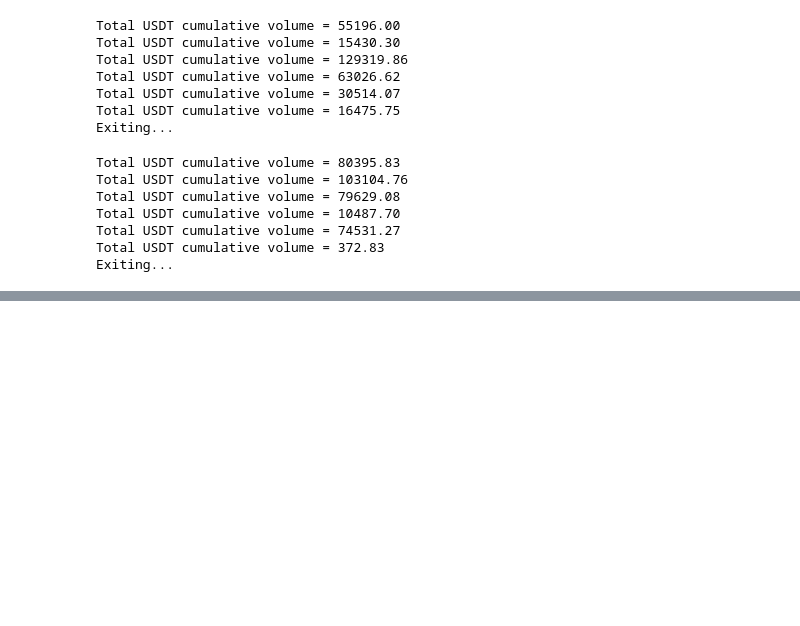
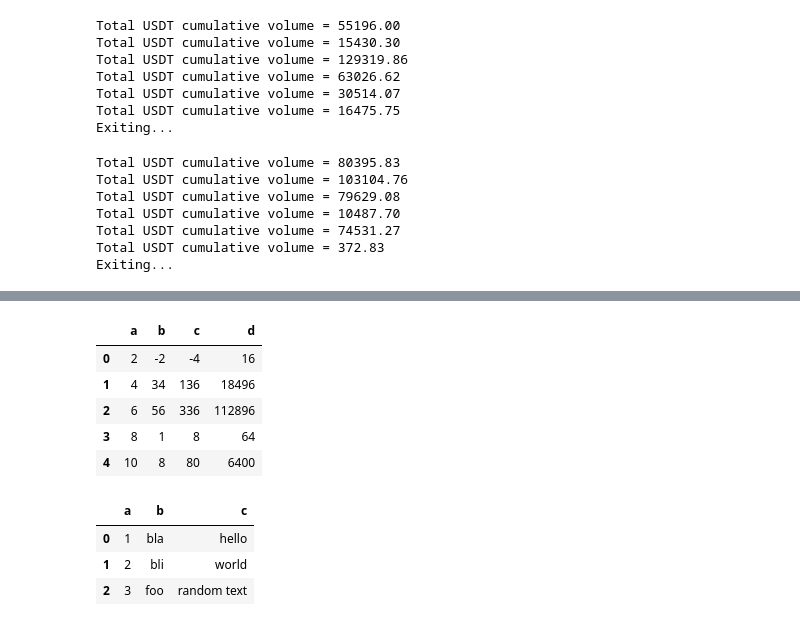
Before and after one commit to ahusson/cours_python, a Jupyter notebook: cours_python_exercices_solution.ipynb, the cells around one changed output, grey strips where cells are left out. Cells and saved outputs as stored; diff of their text form; code cells hidden in the pictures; blank space fills up the shorter version.

```diff
--- a/cours_python_exercices_solution.ipynb
+++ b/cours_python_exercices_solution.ipynb
@@ -2202,0 +2382,9 @@ generate_best_bid_ask_data("BTCUSDT", 60)
+# %%
+# ex 113
+
+import pandas as pd
+
+l = [[1,2,3,4,5], [-2,34,56,1,8]]
+df = pd.DataFrame(l).transpose()
+df.columns = ["a", "b"]
+df
@@ -2202,0 +2398,5 @@ generate_best_bid_ask_data("BTCUSDT", 60)
+# %%
+# ex 114
+
+df["a"] = df["a"].apply(lambda x: 2 * x)
+df
@@ -2202,0 +2410,5 @@ generate_best_bid_ask_data("BTCUSDT", 60)
+# %%
+# ex 115
+
+df["c"] = df["a"] * df["b"]
+df
@@ -2202,0 +2422,30 @@ generate_best_bid_ask_data("BTCUSDT", 60)
+# %%
+# ex 116
+
+df["d"] = df["c"].apply(lambda x: x * x)
+df
+# %% [output]
+|  | a | b | c | d |
+| 0 | 2 | -2 | -4 | 16 |
+| 1 | 4 | 34 | 136 | 18496 |
+| 2 | 6 | 56 | 336 | 112896 |
+| 3 | 8 | 1 | 8 | 64 |
+| 4 | 10 | 8 | 80 | 6400 |
+# %%
+# ex 117
+
+import pandas as pd
+
+df1 = pd.DataFrame([[1, 'bla'], [2, 'bli'], [3, 'foo'], [4, 'blo'], [5, 'hey']],
+                   columns=["a", "b"])
+
+df2 = pd.DataFrame([[1, 'hello'], [2, 'world'], [3, 'random text'], [6, 'python'], [7, 'is'], [8, 'fun']],
+                   columns=["a", "c"])
+
+df = pd.merge(df1, df2, on="a", how="inner")
+df
+# %% [output]
+|  | a | b | c |
+| 0 | 1 | bla | hello |
+| 1 | 2 | bli | world |
+| 2 | 3 | foo | random text |
```
Also changed, not shown: parts of 16 cells of this notebook.
